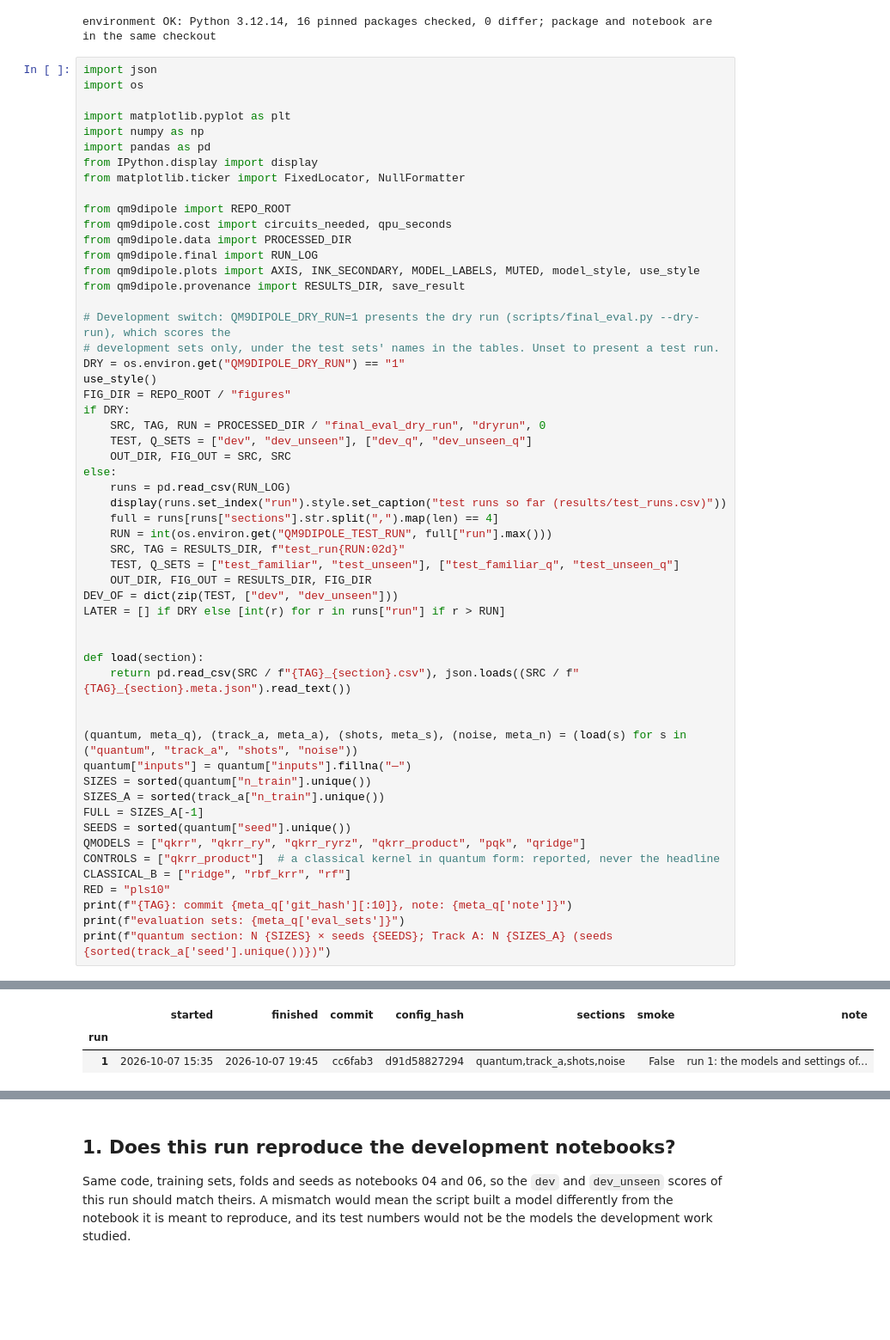
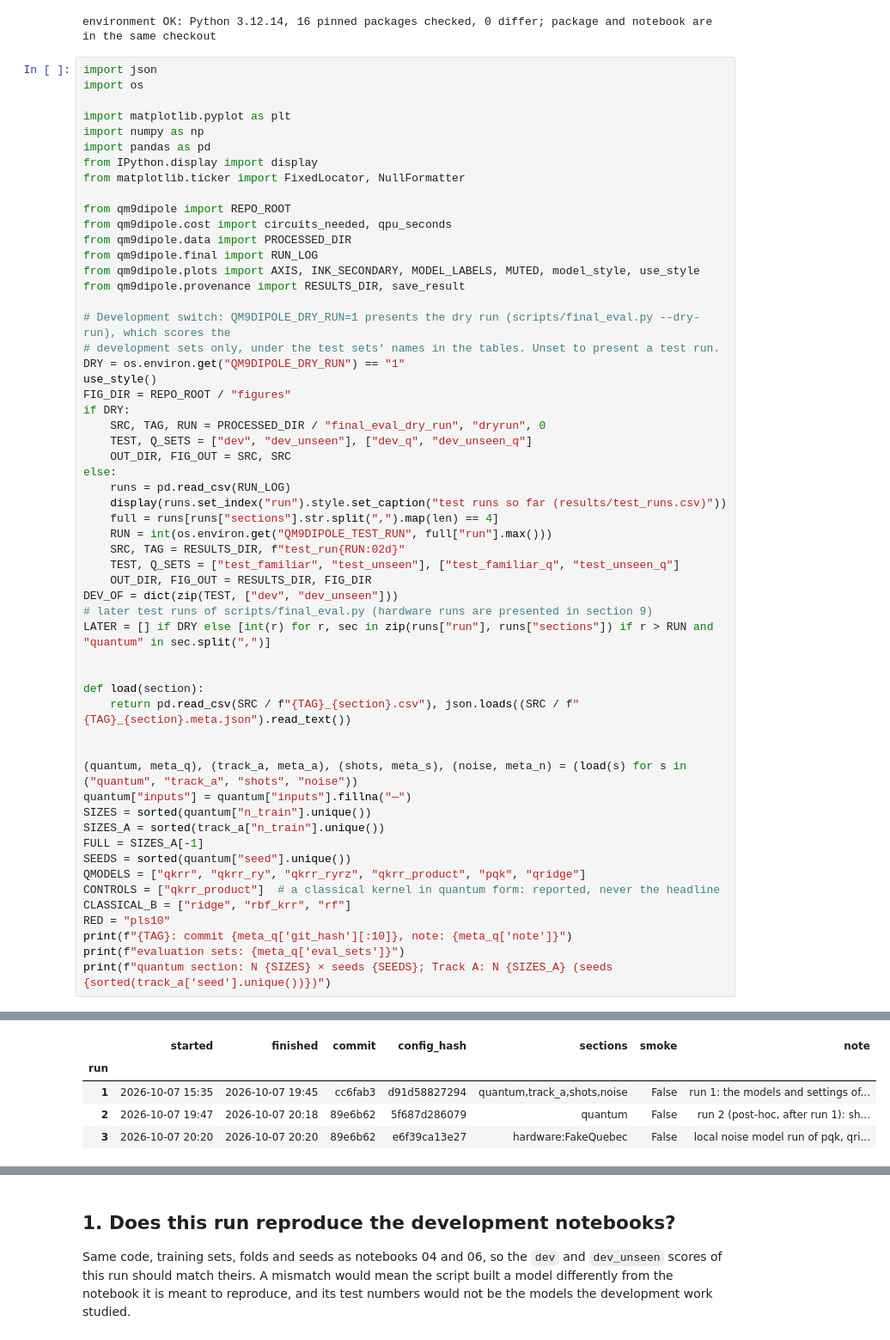
Before and after one commit to yuyuko-s/qisket-fall-26, a Jupyter notebook: notebooks/07_test_comparison.ipynb, the cells around one changed output, grey strips where cells are left out. Shown at 86% size. Drawn from its saved outputs; the diff is of its cells as text; blank space fills up the shorter version.

```diff
--- a/notebooks/07_test_comparison.ipynb
+++ b/notebooks/07_test_comparison.ipynb
@@ -65,34 +65,37 @@ else:
     full = runs[runs["sections"].str.split(",").map(len) == 4]
     RUN = int(os.environ.get("QM9DIPOLE_TEST_RUN", full["run"].max()))
     SRC, TAG = RESULTS_DIR, f"test_run{RUN:02d}"
     TEST, Q_SETS = ["test_familiar", "test_unseen"], ["test_familiar_q", "test_unseen_q"]
     OUT_DIR, FIG_OUT = RESULTS_DIR, FIG_DIR
 DEV_OF = dict(zip(TEST, ["dev", "dev_unseen"]))
-LATER = [] if DRY else [int(r) for r in runs["run"] if r > RUN]
+# later test runs of scripts/final_eval.py (hardware runs are presented in section 9)
+LATER = [] if DRY else [int(r) for r, sec in zip(runs["run"], runs["sections"]) if r > RUN and "quantum" in sec.split(",")]
 
 
 def load(section):
     return pd.read_csv(SRC / f"{TAG}_{section}.csv"), json.loads((SRC / f"{TAG}_{section}.meta.json").read_text())
 
 
 (quantum, meta_q), (track_a, meta_a), (shots, meta_s), (noise, meta_n) = (load(s) for s in ("quantum", "track_a", "shots", "noise"))
 quantum["inputs"] = quantum["inputs"].fillna("—")
 SIZES = sorted(quantum["n_train"].unique())
 SIZES_A = sorted(track_a["n_train"].unique())
 FULL = SIZES_A[-1]
 SEEDS = sorted(quantum["seed"].unique())
 QMODELS = ["qkrr", "qkrr_ry", "qkrr_ryrz", "qkrr_product", "pqk", "qridge"]
 CONTROLS = ["qkrr_product"]  # a classical kernel in quantum form: reported, never the headline
 CLASSICAL_B = ["ridge", "rbf_krr", "rf"]
 RED = "pls10"
 print(f"{TAG}: commit {meta_q['git_hash'][:10]}, note: {meta_q['note']}")
 print(f"evaluation sets: {meta_q['eval_sets']}")
 print(f"quantum section: N {SIZES} × seeds {SEEDS}; Track A: N {SIZES_A} (seeds {sorted(track_a['seed'].unique())})")
 # %% [output]
 test runs so far (results/test_runs.csv)
 |  | started | finished | commit | config_hash | sections | smoke | note |
 | run |  |  |  |  |  |  |  |
 | 1 | 2026-10-07 15:35 | 2026-10-07 19:45 | cc6fab3 | d91d58827294 | quantum,track_a,shots,noise | False | run 1: the models and settings of... |
+| 2 | 2026-10-07 19:47 | 2026-10-07 20:18 | 89e6b62 | 5f687d286079 | quantum | False | run 2 (post-hoc, after run 1): sh... |
+| 3 | 2026-10-07 20:20 | 2026-10-07 20:20 | 89e6b62 | e6f39ca13e27 | hardware:FakeQuebec | False | local noise model run of pqk, qri... |
 test_run01: commit cc6fab3b16, note: run 1: the models and settings of the development notebooks (explore_04, 06, 07), unchanged
 evaluation sets: {'test_familiar': 5484, 'test_unseen': 16818, 'dev': 5000, 'dev_unseen': 4183, 'test_familiar_q': 80, 'test_unseen_q': 370}
 quantum section: N [np.int64(100), np.int64(300), np.int64(1000)] × seeds [np.int64(0), np.int64(1), np.int64(2)]; Track A: N [np.int64(100), np.int64(300), np.int64(1000), np.int64(3000), np.int64(10 ...
```
Also changed, not shown: parts of 4 cells of this notebook, 17 other files.
